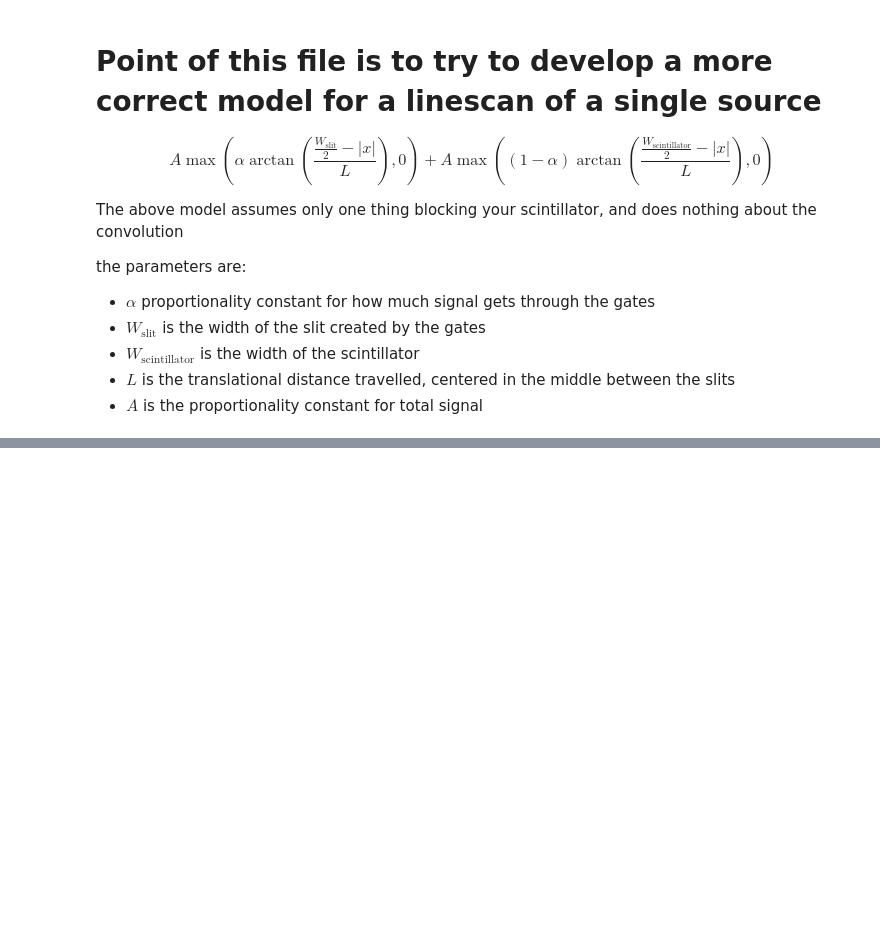
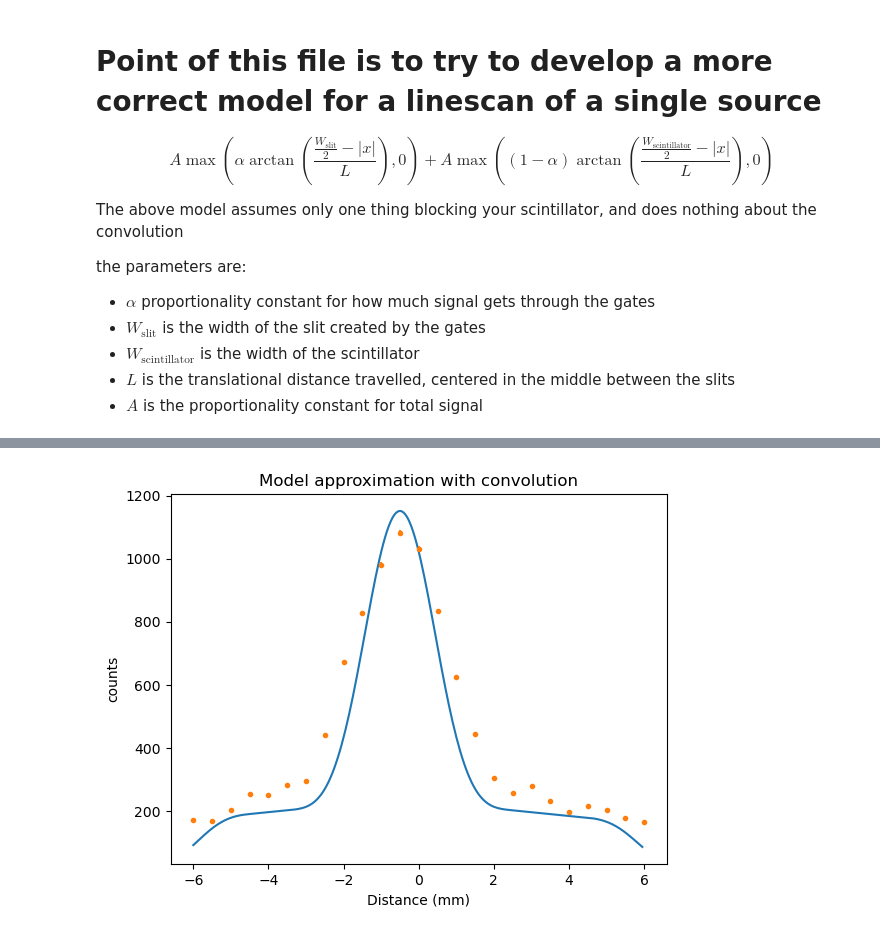
Before and after one commit to MarkZhit/PHYS409-PET, a Jupyter notebook: ModelDefinition.ipynb, the cells around one changed output, grey strips where cells are left out. Drawn from its saved outputs; the diff is of its cells as text; code cells hidden in the pictures; blank space fills up the shorter version.

```diff
--- a/ModelDefinition.ipynb
+++ b/ModelDefinition.ipynb
@@ -41,0 +98,16 @@ plt.show()
+# %%
+dist_array, counts_array, ucounts_array = m.readLineScan("./data/Resolution Measurements - 2026-01-16/Jan 19, 2026, 4_47 PM, Scan1, 0_0 Deg, w_3mm.dat")
+x = dist_array
+y = counts_array
+
+plt.figure()
+plt.plot(xArr, convolvedSignal)
+plt.errorbar(dist_array, counts_array, yerr=ucounts_array, fmt='.', label=f"counts data")
+# plt.plot(xArr, singleSlitModel)
+plt.title("Model approximation with convolution")
+plt.xlabel("Distance (mm)")
+plt.ylabel("counts")
+plt.savefig("./figures/Linescan Model with convolution.png")
+plt.show()
+# %% [output]
+[figure, added]
```
Also changed, not shown: parts of 9 cells of this notebook, 3 other files.
